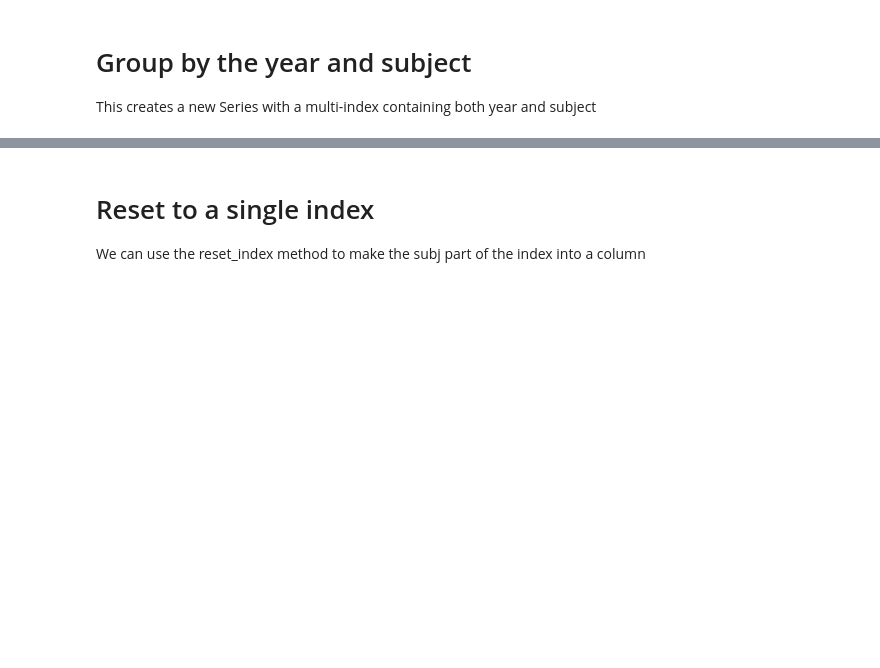
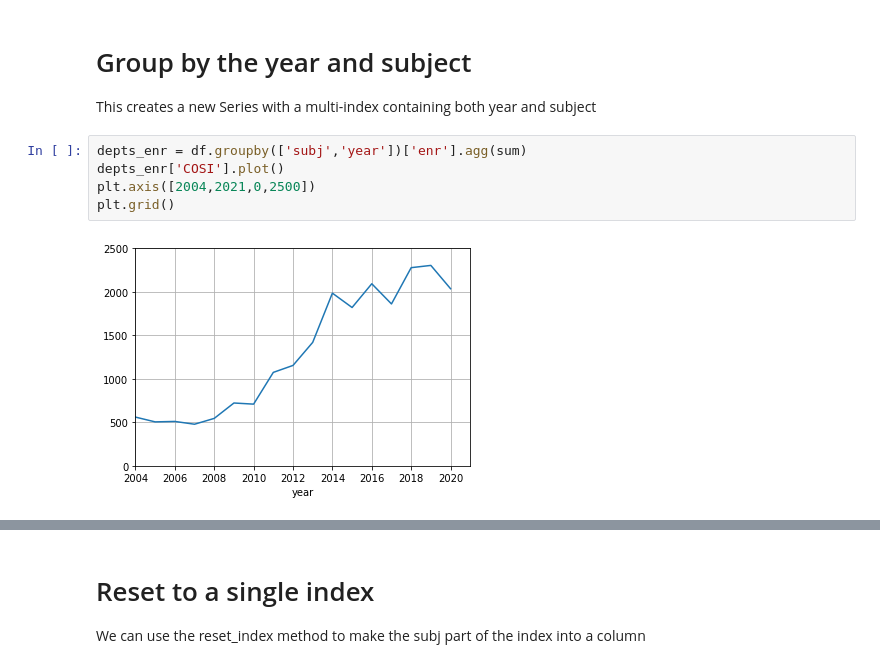
Before and after one commit to tjhickey724/cs103a, a Jupyter notebook: classes.ipynb, the cells around one changed output, grey strips where cells are left out. Drawn from its saved outputs; the diff is of its cells as text; blank space fills up the shorter version.

```diff
--- a/classes.ipynb
+++ b/classes.ipynb
@@ -260,4 +288,11 @@ df
 # %% [markdown]
 # Group by the year and subject
 This creates a new Series with a multi-index containing both year and subject
+# %%
+depts_enr = df.groupby(['subj','year'])['enr'].agg(sum)
+depts_enr['COSI'].plot()
+plt.axis([2004,2021,0,2500])
+plt.grid()
+# %% [output]
+[figure, added]
 # %%
```
Also changed, not shown: parts of 18 cells of this notebook, 2 other files.
